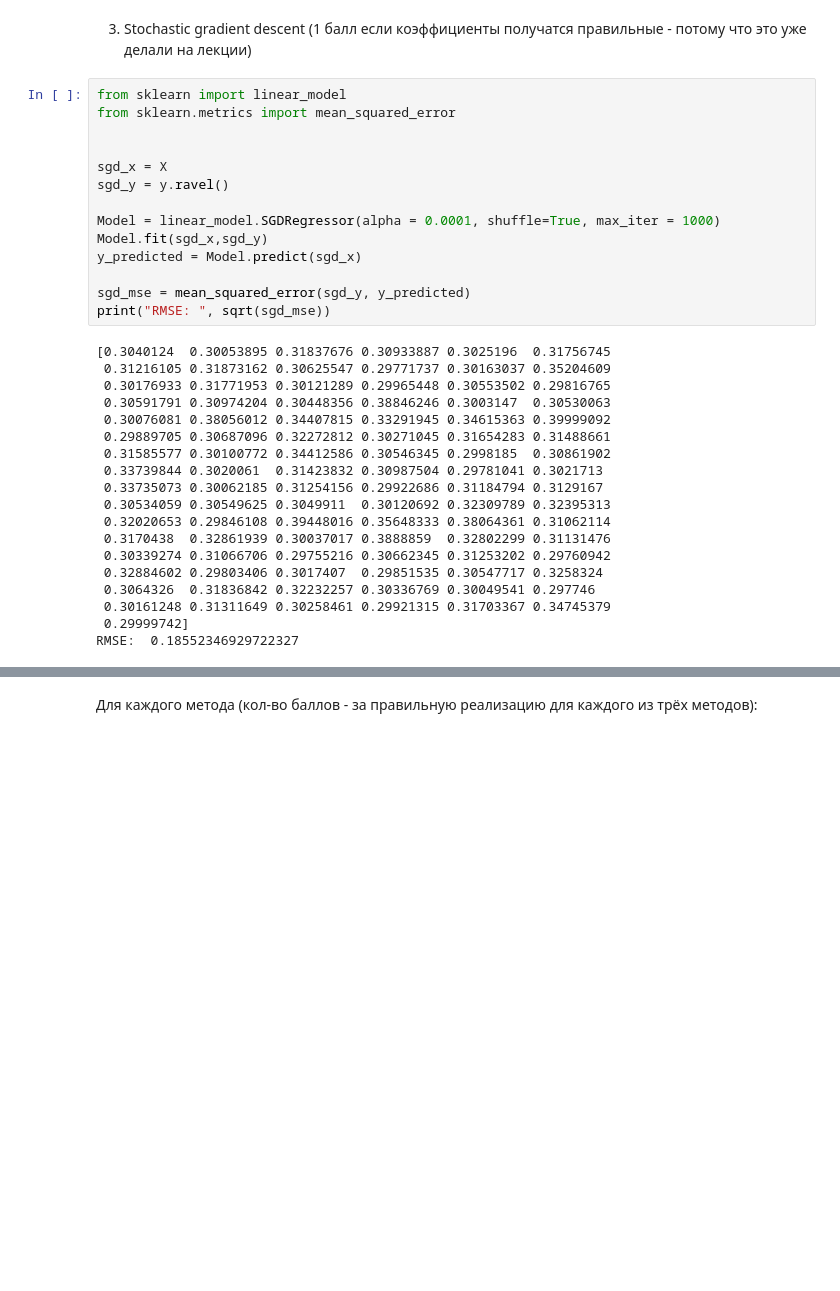
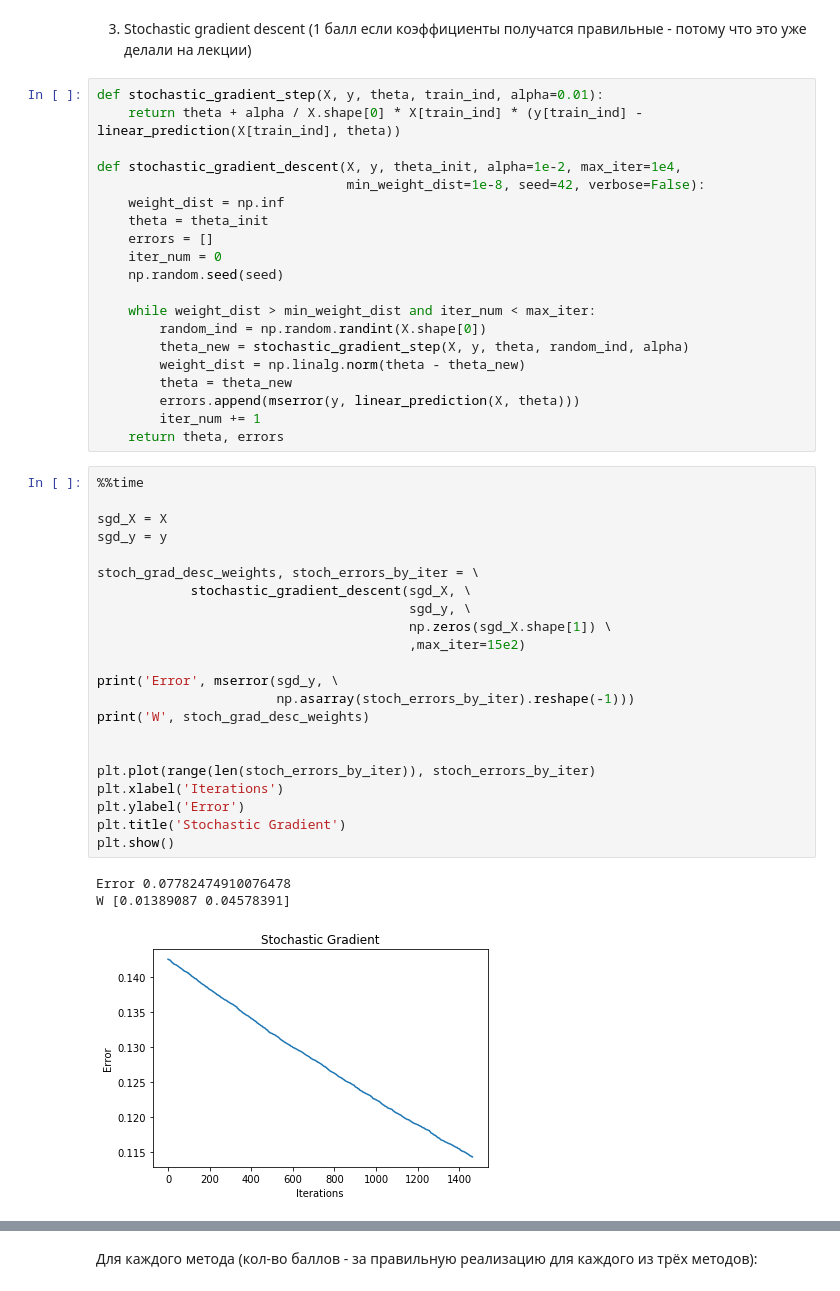
Before and after one commit to evoancarthur/DSML, a Jupyter notebook: Lecture2/ex1data1/ex1data1.ipynb, the cells around one changed output, grey strips where cells are left out. Cells and saved outputs as stored; diff of their text form; blank space fills up the shorter version.

```diff
--- a/Lecture2/ex1data1/ex1data1.ipynb
+++ b/Lecture2/ex1data1/ex1data1.ipynb
@@ -149,35 +190,48 @@ plt.plot(range(len(mb_error_list)), mb_error_list)
 # %% [markdown]
 3. Stochastic gradient descent (1 балл если коэффициенты получатся правильные - потому что это уже делали на лекции)
-# %%
-from sklearn import linear_model
-from sklearn.metrics import mean_squared_error
-
-
-sgd_x = X
-sgd_y = y.ravel()
-
-Model = linear_model.SGDRegressor(alpha = 0.0001, shuffle=True, max_iter = 1000)
-Model.fit(sgd_x,sgd_y)
-y_predicted = Model.predict(sgd_x)
-
-sgd_mse = mean_squared_error(sgd_y, y_predicted)
-print("RMSE: ", sqrt(sgd_mse))
-# %% [output]
-[0.3040124  0.30053895 0.31837676 0.30933887 0.3025196  0.31756745
- 0.31216105 0.31873162 0.30625547 0.29771737 0.30163037 0.35204609
- 0.30176933 0.31771953 0.30121289 0.29965448 0.30553502 0.29816765
- 0.30591791 0.30974204 0.30448356 0.38846246 0.3003147  0.30530063
- 0.30076081 0.38056012 0.34407815 0.33291945 0.34615363 0.39999092
- 0.29889705 0.30687096 0.32272812 0.30271045 0.31654283 0.31488661
- 0.31585577 0.30100772 0.34412586 0.30546345 0.2998185  0.30861902
- 0.33739844 0.3020061  0.31423832 0.30987504 0.29781041 0.3021713
- 0.33735073 0.30062185 0.31254156 0.29922686 0.31184794 0.3129167
- 0.30534059 0.30549625 0.3049911  0.30120692 0.32309789 0.32395313
- 0.32020653 0.29846108 0.39448016 0.35648333 0.38064361 0.31062114
- 0.3170438  0.32861939 0.30037017 0.3888859  0.32802299 0.31131476
- 0.30339274 0.31066706 0.29755216 0.30662345 0.31253202 0.29760942
- 0.32884602 0.29803406 0.3017407  0.29851535 0.30547717 0.3258324
- 0.3064326  0.31836842 0.32232257 0.30336769 0.30049541 0.297746
- 0.30161248 0.31311649 0.30258461 0.29921315 0.31703367 0.34745379
- 0.29999742]
-RMSE:  0.18552346929722327
+# %%
+def stochastic_gradient_step(X, y, theta, train_ind, alpha=0.01):
+    return theta + alpha / X.shape[0] * X[train_ind] * (y[train_ind] - linear_prediction(X[train_ind], theta))
+
+def stochastic_gradient_descent(X, y, theta_init, alpha=1e-2, max_iter=1e4,
+                                min_weight_dist=1e-8, seed=42, verbose=False):
+    weight_dist = np.inf
+    theta = theta_init
+    errors = []
+    iter_num = 0
+    np.random.seed(seed)
+
+    while weight_dist > min_weight_dist and iter_num < max_iter:
+        random_ind = np.random.randint(X.shape[0])
+        theta_new = stochastic_gradient_step(X, y, theta, random_ind, alpha)
+        weight_dist = np.linalg.norm(theta - theta_new)
+        theta = theta_new
+        errors.append(mserror(y, linear_prediction(X, theta)))
+        iter_num += 1
+    return theta, errors
+# %%
+%%time
+
+sgd_X = X
+sgd_y = y
+
+stoch_grad_desc_weights, stoch_errors_by_iter = \
+            stochastic_gradient_descent(sgd_X, \
+                                        sgd_y, \
+                                        np.zeros(sgd_X.shape[1]) \
+                                        ,max_iter=15e2)
+
+print('Error', mserror(sgd_y, \
+                       np.asarray(stoch_errors_by_iter).reshape(-1)))
+print('W', stoch_grad_desc_weights)
+
+
+plt.plot(range(len(stoch_errors_by_iter)), stoch_errors_by_iter)
+plt.xlabel('Iterations')
+plt.ylabel('Error')
+plt.title('Stochastic Gradient')
+plt.show()
+# %% [output]
+Error 0.07782474910076478
+W [0.01389087 0.04578391]
+[figure, added]
```
Also changed, not shown: parts of 9 cells of this notebook.
